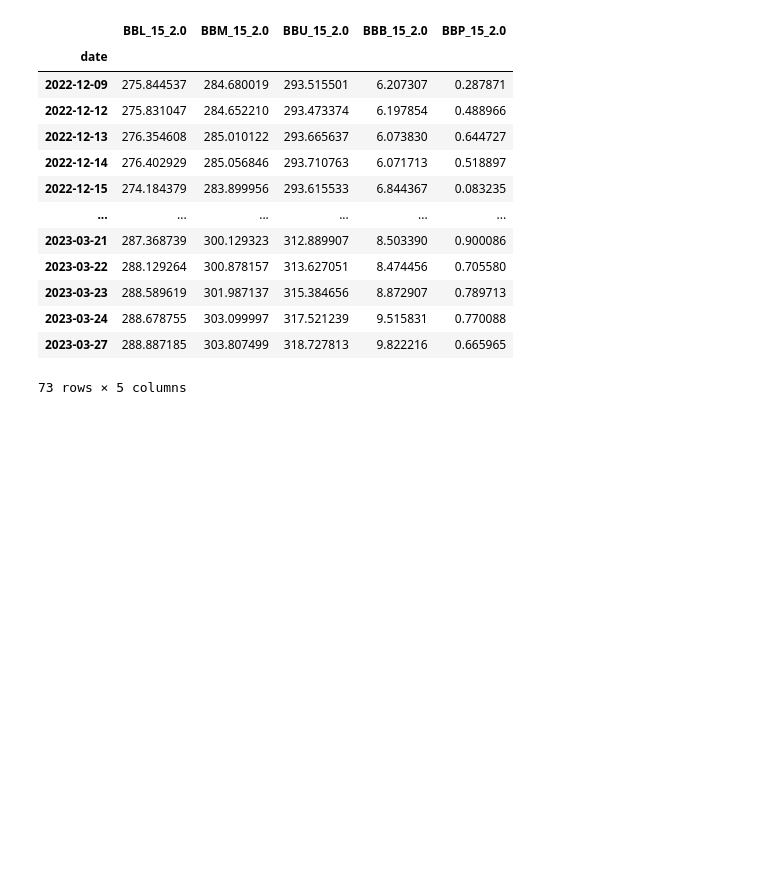
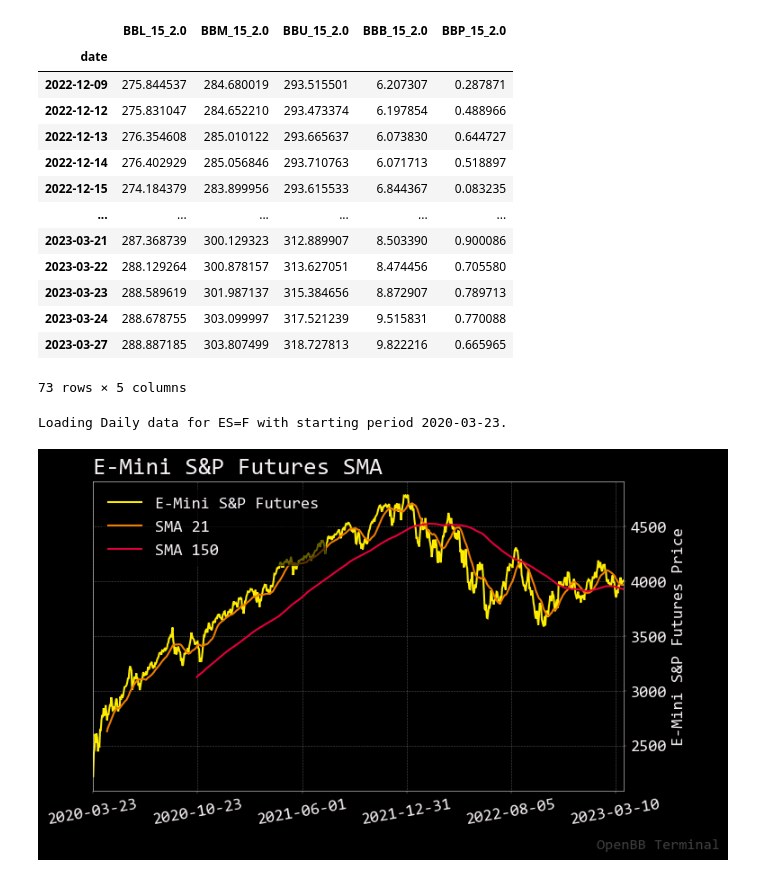
Before and after one commit to mikewenner/Jupyter_Notebooks, a Jupyter notebook: ML/14-algo_trading/02-backtest_TA/tech_indicator.ipynb, the cells around one changed output. Cells and saved outputs as stored; diff of their text form; code cells hidden in the pictures; blank space fills up the shorter version.

```diff
--- a/ML/14-algo_trading/02-backtest_TA/tech_indicator.ipynb
+++ b/ML/14-algo_trading/02-backtest_TA/tech_indicator.ipynb
@@ -27,3 +27,15 @@ Loading Daily data for QQQ with starting period 2022-11-18.
 | 2023-03-24 | 288.678755 | 303.099997 | 317.521239 | 9.515831 | 0.770088 |
 | 2023-03-27 | 288.887185 | 303.807499 | 318.727813 | 9.822216 | 0.665965 |
 73 rows × 5 columns
+# %%
+es = openbb.stocks.load("ES=F")
+
+openbb.ta.ma_chart(
+    data = es['Adj Close'],
+    symbol = 'E-Mini S&P Futures',
+    ma_type = 'SMA',
+    window = [21, 150]
+)
+# %% [output]
+Loading Daily data for ES=F with starting period 2020-03-23.
+[figure, added]
```
Also changed, not shown: parts of 2 cells of this notebook.
